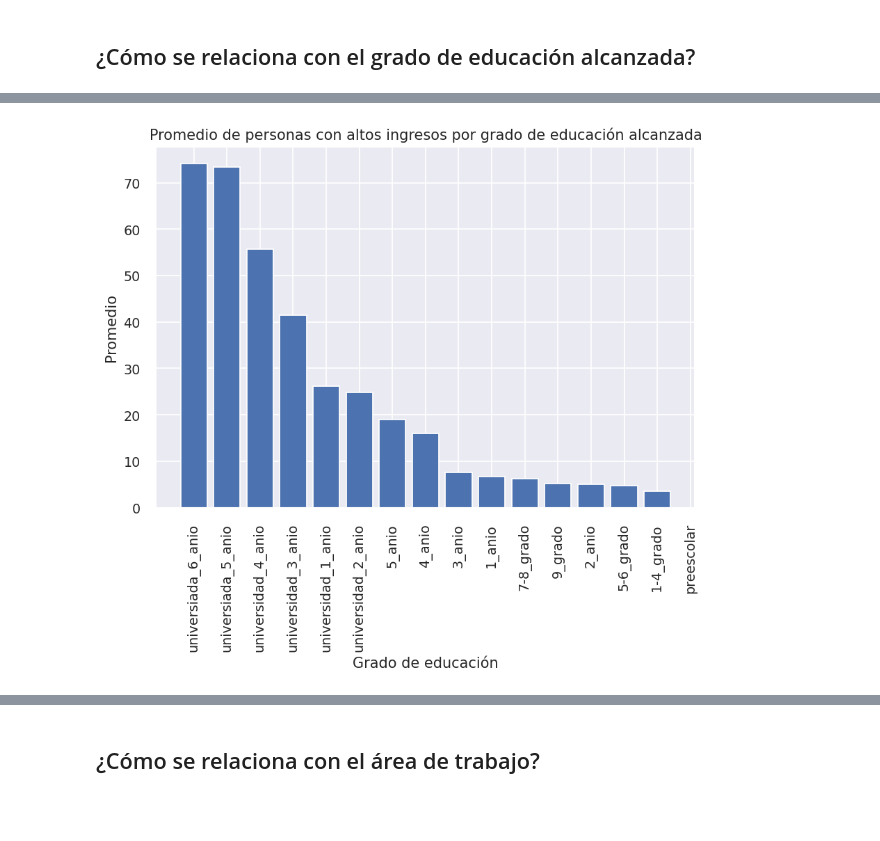
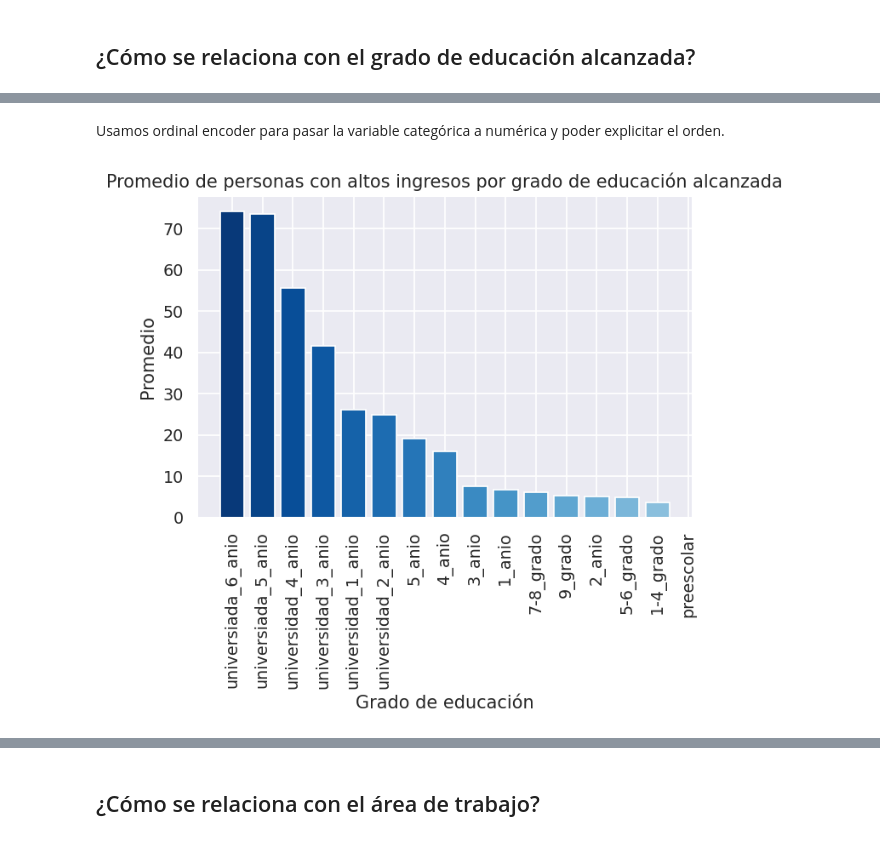
Before and after one commit to TomasArrachea/TP-Organizacion-de-Datos, a Jupyter notebook: informe.ipynb, the cells around one changed output, grey strips where cells are left out. Cells and saved outputs as stored; diff of their text form; code cells hidden in the pictures; blank space fills up the shorter version.

```diff
--- a/informe.ipynb
+++ b/informe.ipynb
@@ -220,2 +212,27 @@ plt.show()
 # %% [markdown]
 ## ¿Cómo se relaciona con el grado de educación alcanzada?
+# %%
+from sklearn.preprocessing import OrdinalEncoder
+
+categorias = [
+ 'preescolar',
+ '1-4_grado',
+ '5-6_grado',
+ '7-8_grado',
+ '9_grado',
+ '1_anio',
+ '2_anio',
+ '3_anio',
+ '4_anio',
+ '5_anio',
+ 'universidad_1_anio',
+ 'universidad_2_anio',
+ 'universidad_3_anio',
+ 'universidad_4_anio',
+ 'universiada_5_anio',
+ 'universiada_6_anio'
+]
+oe = OrdinalEncoder(categories= [categorias])
+df[["educacion_alcanzada_encoded"]] = oe.fit_transform(df[["educacion_alcanzada"]])
+
+df[["educacion_alcanzada", "educacion_alcanzada_encoded"]].drop_duplicates().sort_values(by="educacion_alcanzada")
@@ -222,16 +257,18 @@ plt.show()
+# %% [markdown]
+Usamos ordinal encoder para pasar la variable categórica a numérica y poder explicitar el orden.
 # %%
 df_total = df
 df_filtrado = df[df['tiene_alto_valor_adquisitivo'] == 1]
 
 df_r = (df_filtrado['educacion_alcanzada'].value_counts() / df_total['educacion_alcanzada'].value_counts()).sort_values(ascending=False)
 
 plt.figure(dpi=(125))
 
-plt.bar(df_r.index, df_r.values*100, )
+plt.bar(df_r.index, df_r.values*100, color =sns.color_palette('Blues_r', 25))
 plt.ylabel("Promedio")
 plt.xlabel("Grado de educación")
 plt.title("Promedio de personas con altos ingresos por grado de educación alcanzada")
 plt.xticks(rotation=90)
 plt.show()
 # %% [output]
-[figure, old version]
+[figure, new version]
```
Also changed, not shown: parts of 60 cells of this notebook.
